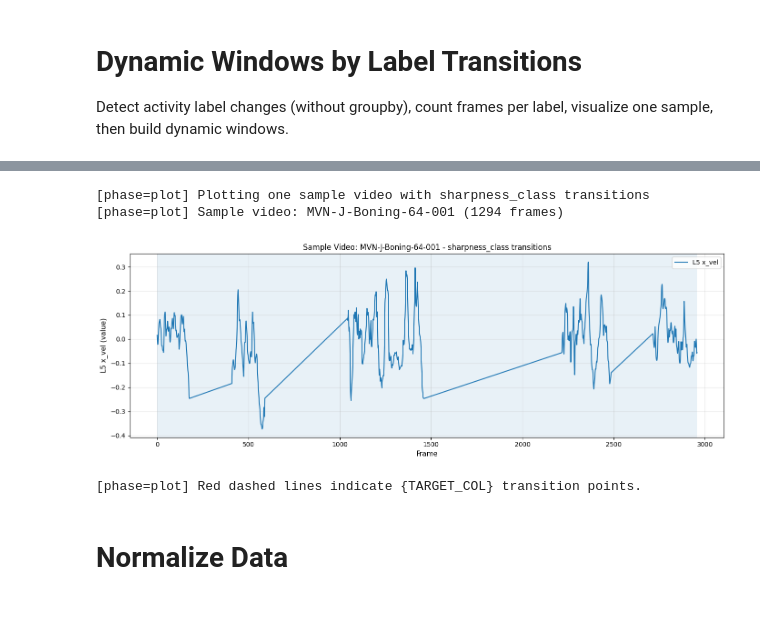
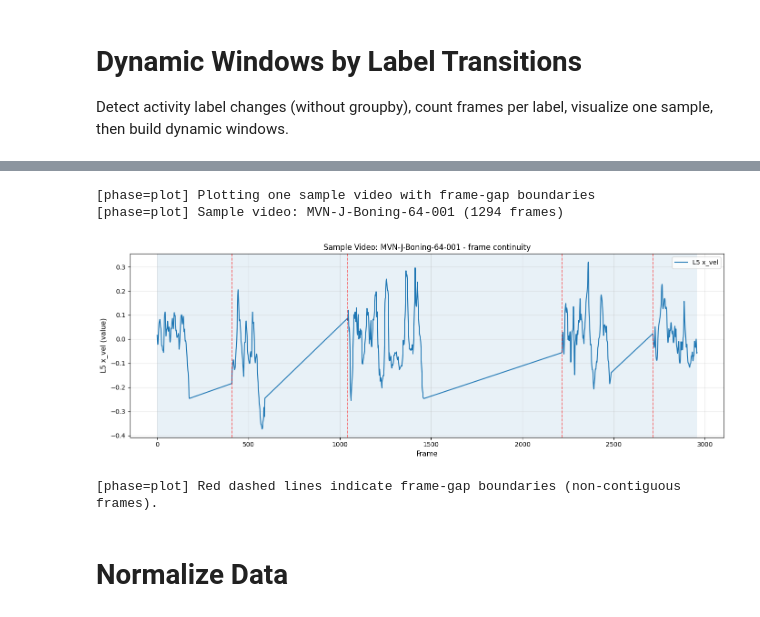
Before and after one commit to Beginner-Mon/COS40007-Project, a Jupyter notebook: backend/notebook/knife_sharpness_3class.ipynb, the cells around one changed output, grey strips where cells are left out. Drawn from its saved outputs; the diff is of its cells as text; code cells hidden in the pictures.

```diff
--- a/backend/notebook/knife_sharpness_3class.ipynb
+++ b/backend/notebook/knife_sharpness_3class.ipynb
@@ -235,7 +249,8 @@ for df in [p1_df, p2_df]:
 combined_df = pd.concat([p1_df, p2_df], ignore_index=True)
 
 TARGET_COL = 'sharpness_class'
-EXCLUDED_LABELS = {0, 1, 2, 3}
+# Train/val filter: keep only cutting+slicing labels for knife sharpness modeling.
+EXCLUDED_LABELS = {0, 1, 2, 3, 6, 7, 8}
 
 combined_df = combined_df[~combined_df['Label'].isin(EXCLUDED_LABELS)].copy()
 
@@ -270,7 +285,7 @@ target_counts = combined_df.groupby([TARGET_COL, 'Label']).size().reset_index(na
 print("\n[phase=data] remaining label counts by activity_type:")
 print(target_counts.to_string(index=False))
 
-assert len(combined_df) > 0, "No rows left after excluding labels 0,1,2,3"
+assert len(combined_df) > 0, f"No rows left after excluding labels {sorted(EXCLUDED_LABELS)}"
 assert combined_df[TARGET_COL].nunique() > 1, "Need at least 2 activity_type classes for training"
 # %% [output]
 [phase=data] Cleaning labels and filtering frames
@@ -558,46 +759,47 @@ max      49970.000000
 # %%
 import matplotlib.pyplot as plt
 
-print(f"[phase=plot] Plotting one sample video with {TARGET_COL} transitions")
+print(f"[phase=plot] Plotting one sample video with frame-gap boundaries")
 
 sample_video_id = combined_df["video_id"].unique()[0]
 sample_df = combined_df[combined_df["video_id"] == sample_video_id].copy()
 sample_df = sample_df.sort_values("Frame").reset_index(drop=True)
 
 print(f"[phase=plot] Sample video: {sample_video_id} ({len(sample_df)} frames)")
 
 feature_name = "L5 x_vel"
 fig, ax = plt.subplots(figsize=(14, 5))
 
 frames = sample_df["Frame"].values
 feature_values = sample_df[feature_name].values
 ax.plot(frames, feature_values, linewidth=1.5, label=feature_name)
 
-transition_mask = sample_df[TARGET_COL].ne(sample_df[TARGET_COL].shift())
-transitions = sample_df.loc[transition_mask, "Frame"].values[1:]
-for t_frame in transitions:
-    ax.axvline(x=t_frame, color='red', linestyle='--', alpha=0.6, linewidth=1.2)
+# Highlight non-contiguous frame boundaries used by run/window construction.
+frame_diff = sample_df["Frame"].diff().fillna(1)
+gap_frames = sample_df.loc[frame_diff.ne(1), "Frame"].values
+for g_frame in gap_frames:
+    ax.axvline(x=g_frame, color='red', linestyle='--', alpha=0.6, linewidth=1.2)
 
-previous_transition = frames[0]
-for t_frame in transitions:
-    ax.axvspan(previous_transition, t_frame, alpha=0.1)
-    previous_transition = t_frame
-ax.axvspan(previous_transition, frames[-1], alpha=0.1)
+previous_boundary = frames[0]
+for g_frame in gap_frames:
+    ax.axvspan(previous_boundary, g_frame, alpha=0.1)
+    previous_boundary = g_frame
+ax.axvspan(previous_boundary, frames[-1], alpha=0.1)
 
 ax.set_xlabel("Frame", fontsize=11)
 ax.set_ylabel(f"{feature_name} (value)", fontsize=11)
-ax.set_title(f"Sample Video: {sample_video_id} - {TARGET_COL} transitions", fontsize=12)
+ax.set_title(f"Sample Video: {sample_video_id} - frame continuity", fontsize=12)
 ax.grid(True, alpha=0.3)
 ax.legend()
 plt.tight_layout()
 plt.show()
 
-print("[phase=plot] Red dashed lines indicate {TARGET_COL} transition points.")
+print("[phase=plot] Red dashed lines indicate frame-gap boundaries (non-contiguous frames).")
 # %% [output]
-[phase=plot] Plotting one sample video with sharpness_class transitions
+[phase=plot] Plotting one sample video with frame-gap boundaries
 [phase=plot] Sample video: MVN-J-Boning-64-001 (1294 frames)
-[figure, old version]
+[figure, new version]
-[phase=plot] Red dashed lines indicate {TARGET_COL} transition points.
+[phase=plot] Red dashed lines indicate frame-gap boundaries (non-contiguous frames).
 # %% [markdown]
 # Normalize Data
 # %%
```
Also changed, not shown: parts of 15 cells of this notebook, 3 other files.
